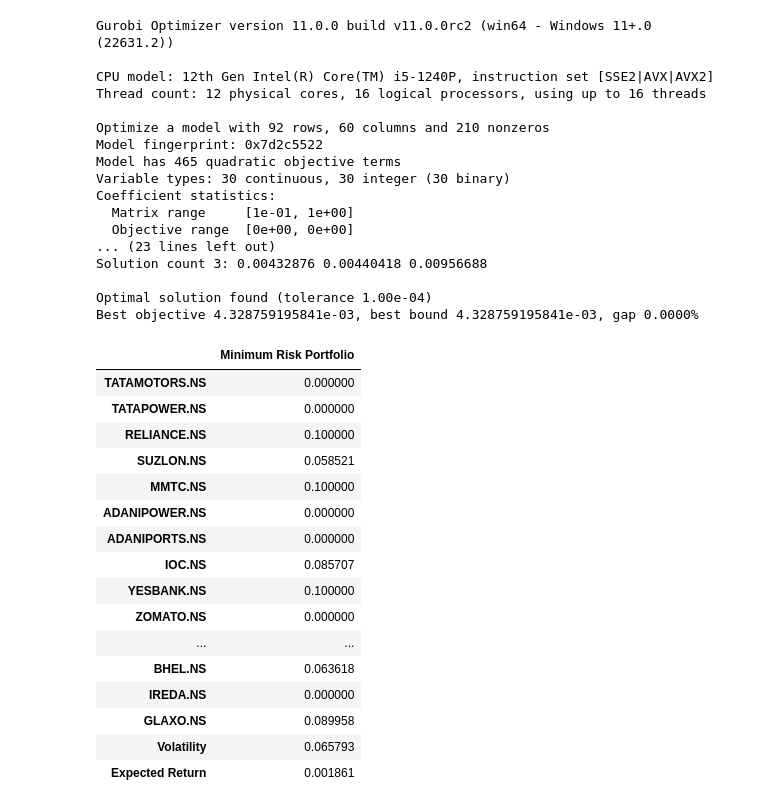
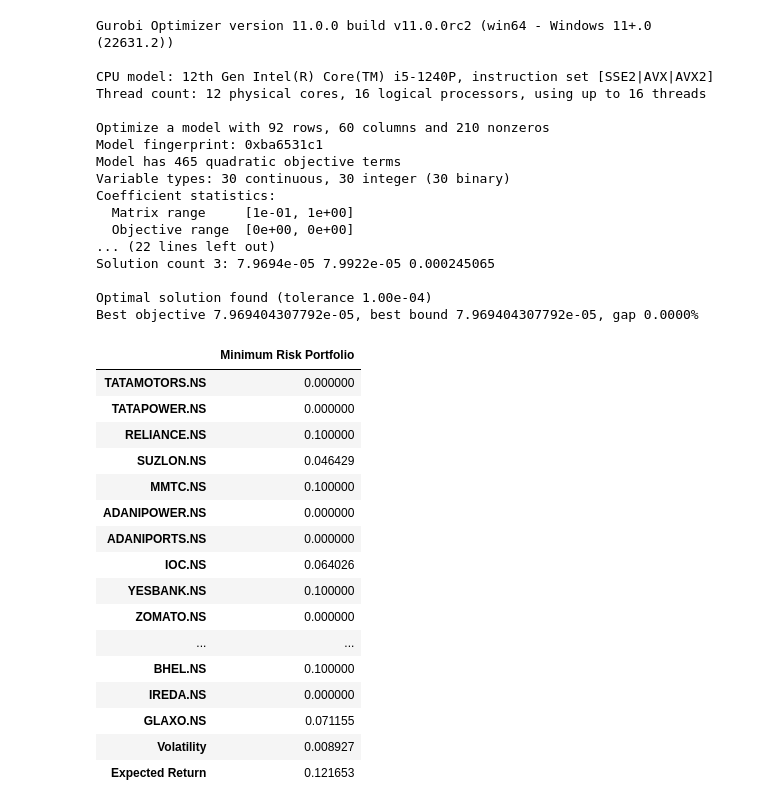
Before and after one commit to priyanshsingh1408/Portfolio_optimization, a Jupyter notebook: Portfolio_Optimization_CHE_652.ipynb, the cells around one changed output. Cells and saved outputs as stored; diff of their text form; code cells hidden in the pictures.

```diff
--- a/Portfolio_Optimization_CHE_652.ipynb
+++ b/Portfolio_Optimization_CHE_652.ipynb
@@ -161,0 +173,29 @@ plt.show()
+# %%
+import pandas as pd
+portfolio = max_sharpe_ratio(sigma, delta)
+# Original list of 30 stocks
+stocks = ['TATAMOTORS.NS', 'TATAPOWER.NS', 'RELIANCE.NS', 'SUZLON.NS', 'MMTC.NS',
+          'ADANIPOWER.NS', 'ADANIPORTS.NS', 'IOC.NS', 'YESBANK.NS', 'ZOMATO.NS',
+          'AWL.NS', 'TITAN.NS', 'ASIANPAINT.NS', 'BANDHANBNK.NS', 'IDBI.NS',
+          'JWL.NS', 'NHPC.NS', 'VEDL.NS', 'WIPRO.NS', 'TECHM.NS', 'MCX.NS',
+          'PNB.NS', 'JIOFIN.NS', 'GSPL.NS', 'AXISBANK.NS', 'IRFC.NS', 'RVNL.NS',
+          'BHEL.NS', 'IREDA.NS', 'GLAXO.NS']
+
+# Example portfolio weights (replace with actual values)
+portfolio_weights = portfolio.x
+
+# Create DataFrame
+df_portfolio = pd.DataFrame({
+    'Stocks': stocks,
+    'Weights': portfolio_weights,
+    'Sharpe Ratio': [portfolio.sharpe_ratio/10] * len(stocks),
+    'Expected Return': [portfolio.ret] * len(stocks),
+    'Volatility': [portfolio.risk] * len(stocks)
+})
+
+# Append row for overall portfolio metrics
+df_portfolio.loc['Portfolio Metrics'] = ['', '', portfolio.sharpe_ratio/10, portfolio.ret, portfolio.risk]
+
+# Display DataFrame
+print("Portfolio Summary:")
+print(df_portfolio)
@@ -229,7 +311,8 @@ m.setObjective(portfolio_risk, GRB.MINIMIZE)
 # Fix budget with a constraint
 m.addConstr(x.sum() == 1, 'budget')
 for i in range(len(stocks)):
-    m.addConstr(x[i] <= 0.3)
+    m.addConstr(x[i] <= 0.5)
+
 # Verify model formulation
 m.write('portfolio_selection_optimization_sharpe.lp')
 # Optimize model to find the minimum risk portfolio
@@ -284,7 +367,7 @@ x = m.addMVar(len(stocks))
 y = m.addMVar(len(stocks), vtype=GRB.BINARY) # Binary decision variables
 # Objective is to minimize risk (squared). This is modeled using the
 # covariance matrix, which measures the historical correlation between stocks
-portfolio_risk = x @ (sigma- (1.02**(1/252)-1)/100)/std @ x
+portfolio_risk = x @ sigma @ x
 m.setObjective(portfolio_risk, GRB.MINIMIZE)
 # Fix budget with a constraint
 m.addConstr(x.sum() == 1, 'budget')
@@ -297,47 +380,47 @@ m.addConstr(y.sum() == max_stocks_to_invest, 'max_stocks')
 for i in range(len(stocks)):
     m.addConstr(y[i] >= x[i]) # Ensure y[i] = 1 if x[i] > 0
     m.addConstr(x[i] <= y[i] * 0.1) # Ensure y[i] = 0 if x[i] = 0
 # Verify model formulation
 m.write('portfolio_selection_optimization_sharpe.lp')
 # Optimize model to find the minimum risk portfolio
 m.optimize()
 minrisk_volatility = sqrt(m.ObjVal)
 minrisk_return = delta @ x.X
 pd.DataFrame(data=np.append(x.X, [minrisk_volatility, minrisk_return]),
 index=stocks + ['Volatility', 'Expected Return'],
 columns=['Minimum Risk Portfolio'])
 # %% [output]
 Gurobi Optimizer version 11.0.0 build v11.0.0rc2 (win64 - Windows 11+.0 (22631.2))
 
 CPU model: 12th Gen Intel(R) Core(TM) i5-1240P, instruction set [SSE2|AVX|AVX2]
 Thread count: 12 physical cores, 16 logical processors, using up to 16 threads
 
 Optimize a model with 92 rows, 60 columns and 210 nonzeros
-Model fingerprint: 0x7d2c5522
+Model fingerprint: 0xba6531c1
 Model has 465 quadratic objective terms
 Variable types: 30 continuous, 30 integer (30 binary)
 Coefficient statistics:
   Matrix range     [1e-01, 1e+00]
   Objective range  [0e+00, 0e+00]
-... (23 lines left out)
-Solution count 3: 0.00432876 0.00440418 0.00956688
+... (22 lines left out)
+Solution count 3: 7.9694e-05 7.9922e-05 0.000245065
 
 Optimal solution found (tolerance 1.00e-04)
-Best objective 4.328759195841e-03, best bound 4.328759195841e-03, gap 0.0000%
+Best objective 7.969404307792e-05, best bound 7.969404307792e-05, gap 0.0000%
 |  | Minimum Risk Portfolio |
 | TATAMOTORS.NS | 0.000000 |
 | TATAPOWER.NS | 0.000000 |
 | RELIANCE.NS | 0.100000 |
-| SUZLON.NS | 0.058521 |
+| SUZLON.NS | 0.046429 |
 | MMTC.NS | 0.100000 |
 | ADANIPOWER.NS | 0.000000 |
 | ADANIPORTS.NS | 0.000000 |
-| IOC.NS | 0.085707 |
+| IOC.NS | 0.064026 |
 | YESBANK.NS | 0.100000 |
 | ZOMATO.NS | 0.000000 |
 | ... | ... |
-| BHEL.NS | 0.063618 |
+| BHEL.NS | 0.100000 |
 | IREDA.NS | 0.000000 |
-| GLAXO.NS | 0.089958 |
-| Volatility | 0.065793 |
-| Expected Return | 0.001861 |
+| GLAXO.NS | 0.071155 |
+| Volatility | 0.008927 |
+| Expected Return | 0.121653 |
```
Also changed, not shown: parts of 10 cells of this notebook.
